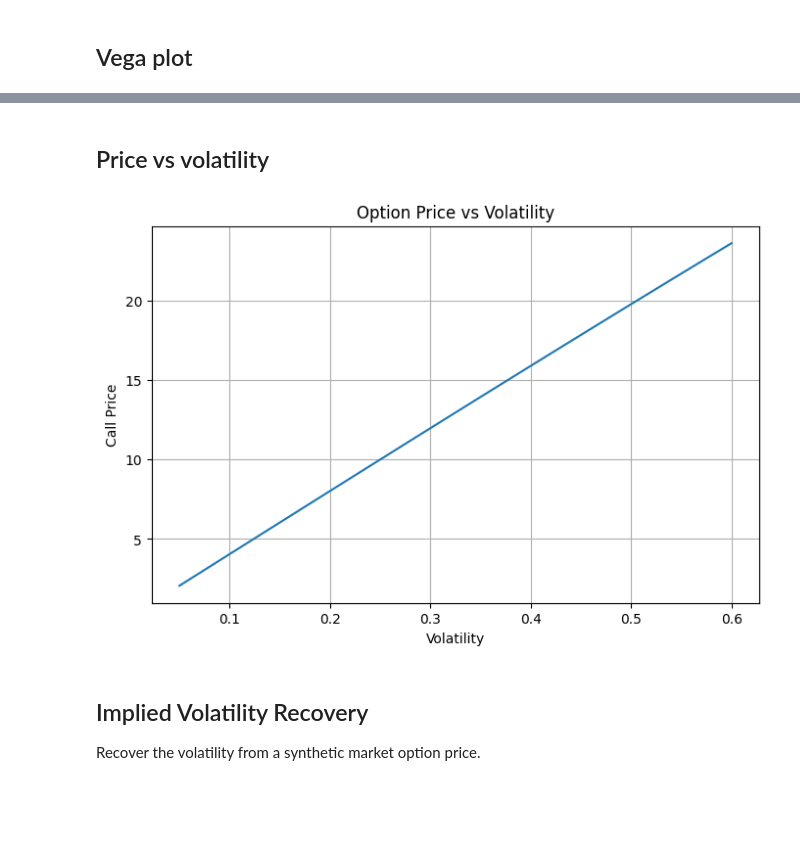
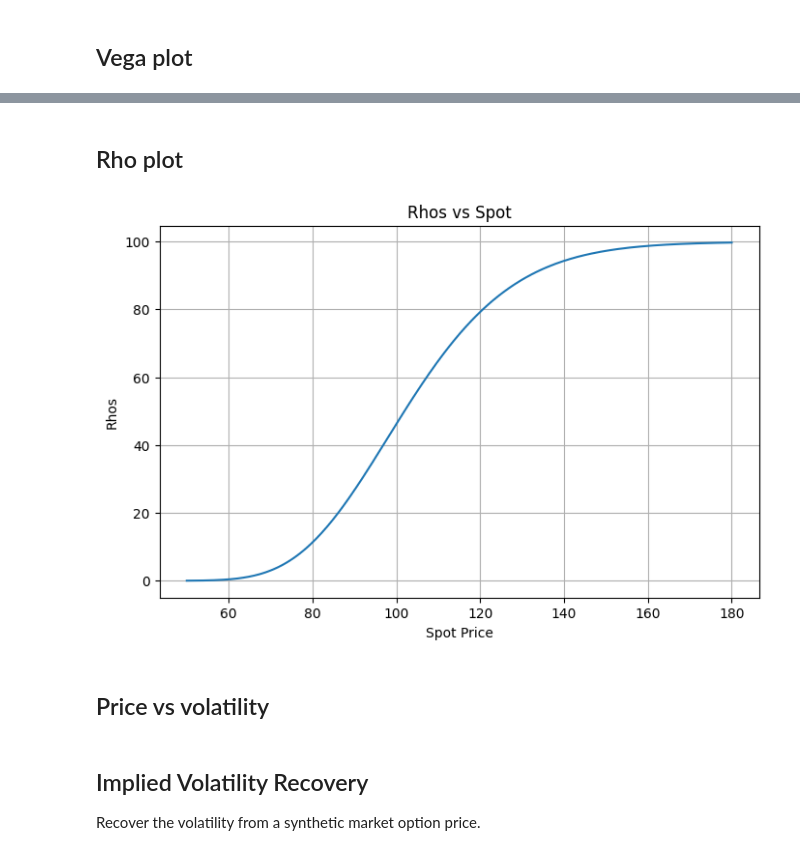
Before and after one commit to Mohammadsajjad021/QuantLib-lite--Option-Pricing---Greeks-Engine, a Jupyter notebook: notebooks/option_pricing_demo.ipynb, the cells around one changed output, grey strips where cells are left out. Saved outputs shown, nothing was run; the diff lists cells and outputs as text; code cells hidden in the pictures; blank space fills up the shorter version.

```diff
--- a/notebooks/option_pricing_demo.ipynb
+++ b/notebooks/option_pricing_demo.ipynb
@@ -132,18 +146,17 @@ plt.show()
+# %% [markdown]
+## Rho plot
+# %%
+plt.figure(figsize=(8,5))
+plt.plot(spots, rhos)
+plt.xlabel("Spot Price")
+plt.ylabel("Rhos")
+plt.title("Rhos vs Spot")
+plt.grid(True)
+plt.show()
+# %% [output]
+[figure, added]
 # %% [markdown]
 ## Price vs volatility
-# %%
-vols = np.linspace(0.05, 0.6, 100)
-prices = [call_price(S0, K, T, r, vol) for vol in vols]
-
-plt.figure(figsize=(8,5))
-plt.plot(vols, prices)
-plt.xlabel("Volatility")
-plt.ylabel("Call Price")
-plt.title("Option Price vs Volatility")
-plt.grid(True)
-plt.show()
-# %% [output]
-[figure, removed]
 # %% [markdown]
 ## Implied Volatility Recovery
 Recover the volatility from a synthetic market option price.
```
Also changed, not shown: parts of 10 cells of this notebook, 10 other files.
